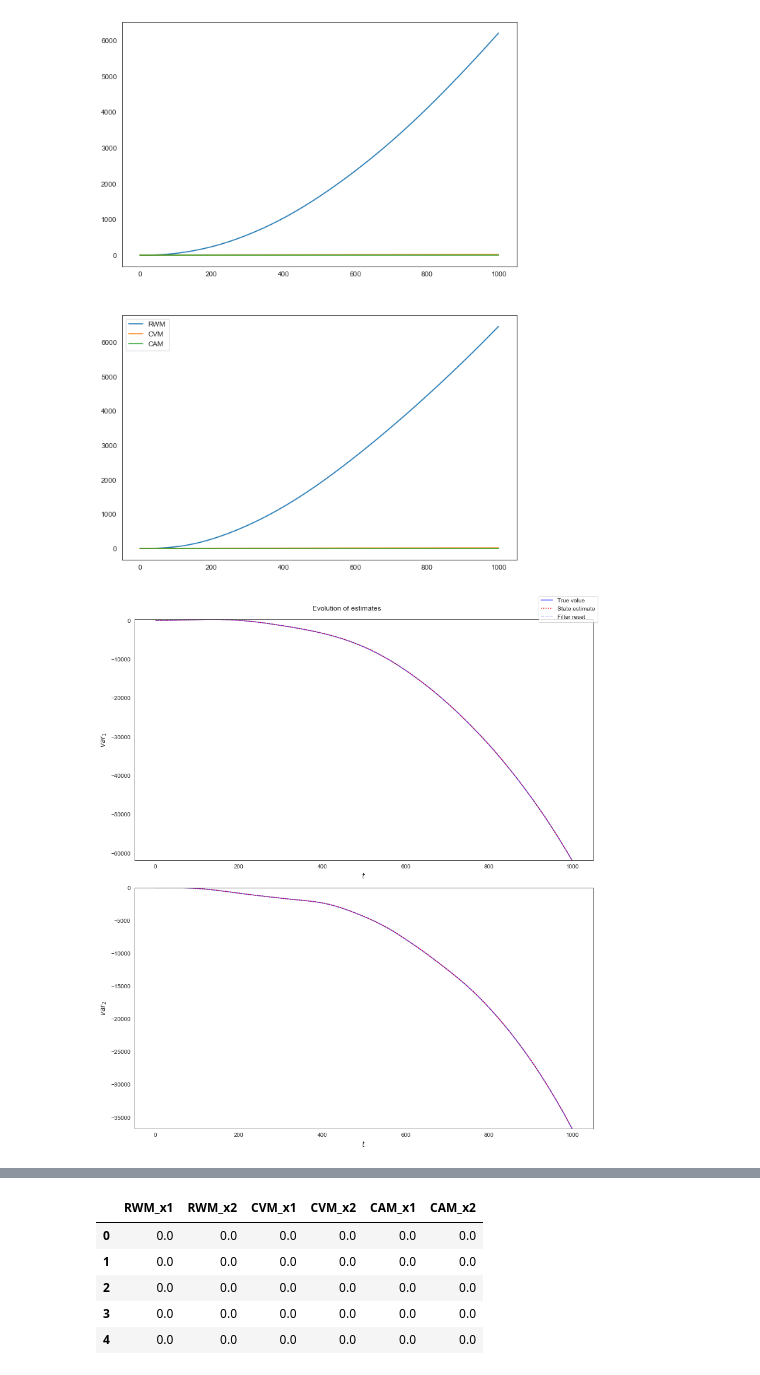
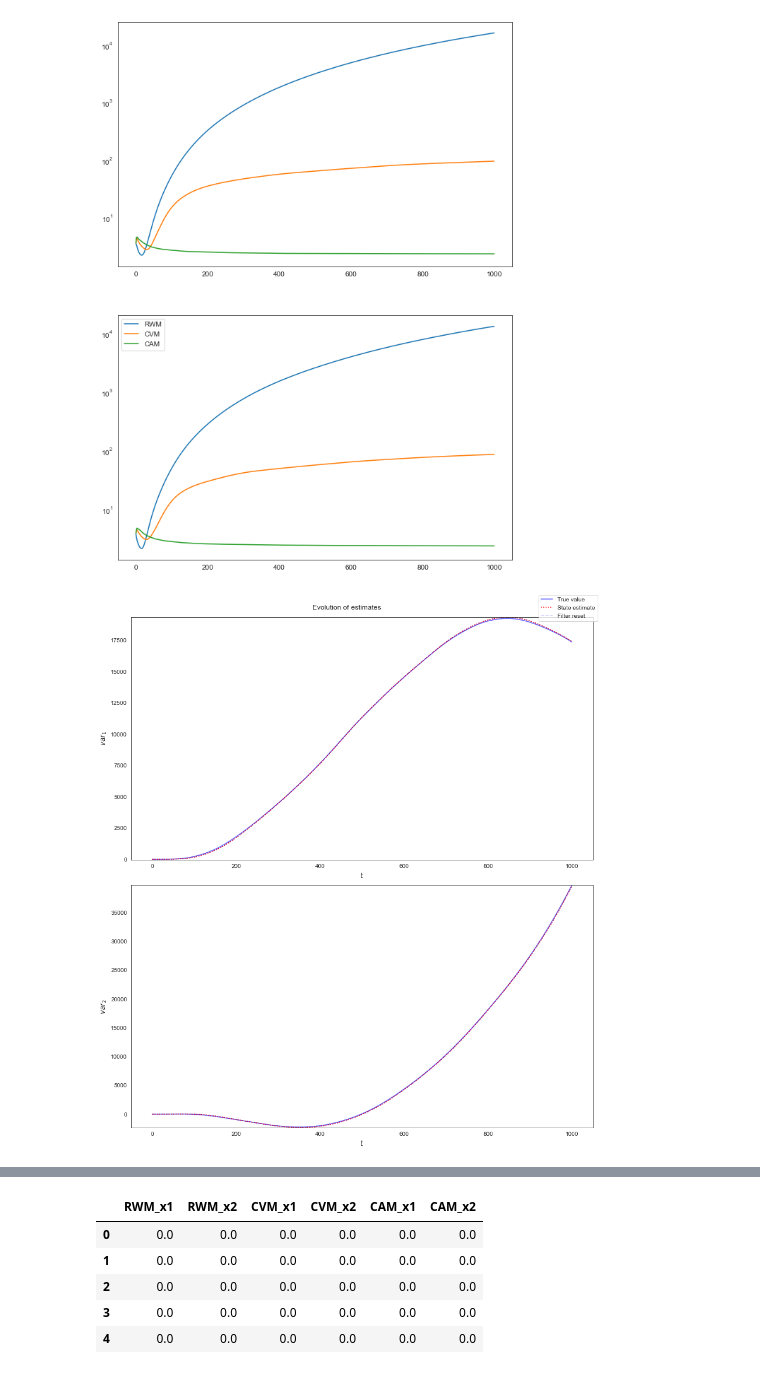
Before and after one commit to maiquang/maithanh-thesis-src, a Jupyter notebook: 01_rwm_cvm_cam.ipynb, the cells around one changed output, grey strips where cells are left out. Drawn from its saved outputs; the diff is of its cells as text; code cells hidden in the pictures.

```diff
--- a/01_rwm_cvm_cam.ipynb
+++ b/01_rwm_cvm_cam.ipynb
@@ -30,7 +27,7 @@ RANDOM_SEED = None
 # Trajectory generator parameters
 ndat = 1000
 q = 9.8e-5  # Process noise intensity
-r = 1.1  # Observation noise std
+r = 5  # Observation noise std
 # q = 10
 # r = 1.3
 NDIM = 2
@@ -94,22 +91,22 @@ rmse_data /= RUNS
 # %%
 plt.figure(figsize=(10, 14))
 
 for i in range(NDIM):
     plt.subplot(2, 1, i + 1)
     plt.plot(rmse_rwmnc[:, i], label=f"RWM")
     plt.plot(rmse_cvmnc[:, i], label=f"CVM")
     plt.plot(rmse_camnc[:, i], label=f"CAM")
 
-#     plt.yscale("log", base=10)
+    plt.yscale("log", base=10)
 
 plt.legend()
 plt.show()
 # %% [output]
-[figure, old version]
+[figure, new version]
 # %%
 plot_estimates(cvmnc, traj, nvars=2)
 # %% [output]
-[figure, old version]
+[figure, new version]
 # %%
 plot_traj(traj, obs=1)
 # %% [output]
```
Also changed, not shown: parts of 2 cells of this notebook, 34 other files.
